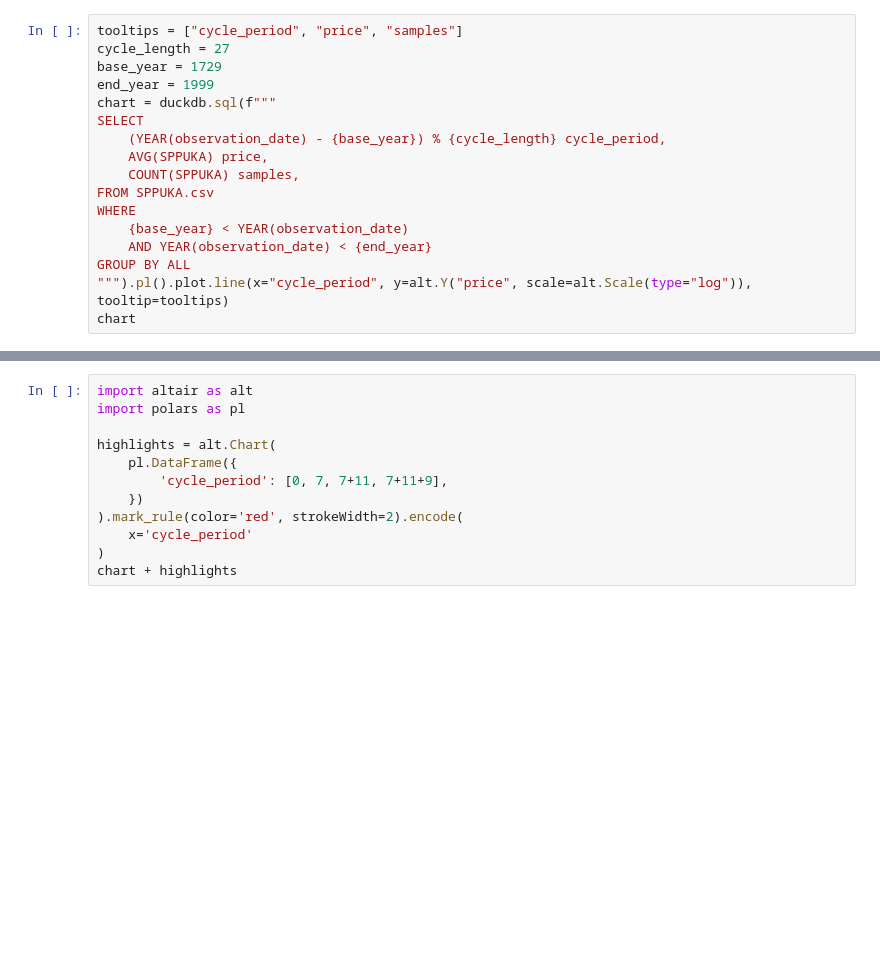
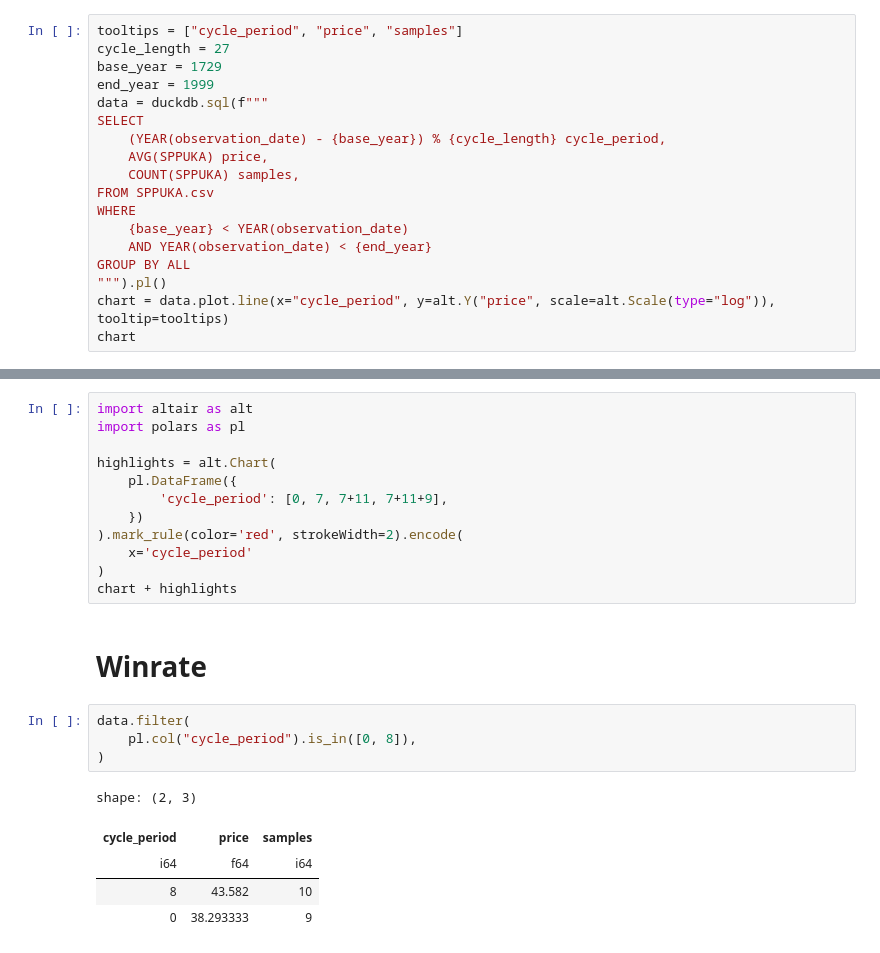
Before and after one commit to kairostech-labs/kairostech, a Jupyter notebook: notebooks/cycles/benner.ipynb, the cells around one changed output, grey strips where cells are left out. Saved outputs shown, nothing was run; the diff lists cells and outputs as text; blank space fills up the shorter version.

```diff
--- a/notebooks/cycles/benner.ipynb
+++ b/notebooks/cycles/benner.ipynb
@@ -50,7 +53,7 @@ tooltips = ["cycle_period", "price", "samples"]
 cycle_length = 27
 base_year = 1729
 end_year = 1999
-chart = duckdb.sql(f"""
+data = duckdb.sql(f"""
 SELECT
     (YEAR(observation_date) - {base_year}) % {cycle_length} cycle_period,
     AVG(SPPUKA) price,
@@ -60,5 +63,6 @@ WHERE
     {base_year} < YEAR(observation_date)
     AND YEAR(observation_date) < {end_year}
 GROUP BY ALL
-""").pl().plot.line(x="cycle_period", y=alt.Y("price", scale=alt.Scale(type="log")), tooltip=tooltips)
+""").pl()
+chart = data.plot.line(x="cycle_period", y=alt.Y("price", scale=alt.Scale(type="log")), tooltip=tooltips)
 chart
@@ -102,3 +110,15 @@ highlights = alt.Chart(
     x='cycle_period'
 )
 chart + highlights
+# %% [markdown]
+# Winrate
+# %%
+data.filter(
+    pl.col("cycle_period").is_in([0, 8]),
+)
+# %% [output]
+shape: (2, 3)
+| cycle_period | price | samples |
+| i64 | f64 | i64 |
+| 8 | 43.582 | 10 |
+| 0 | 38.293333 | 9 |
```
Also changed, not shown: parts of 4 cells of this notebook, 1 other file.
